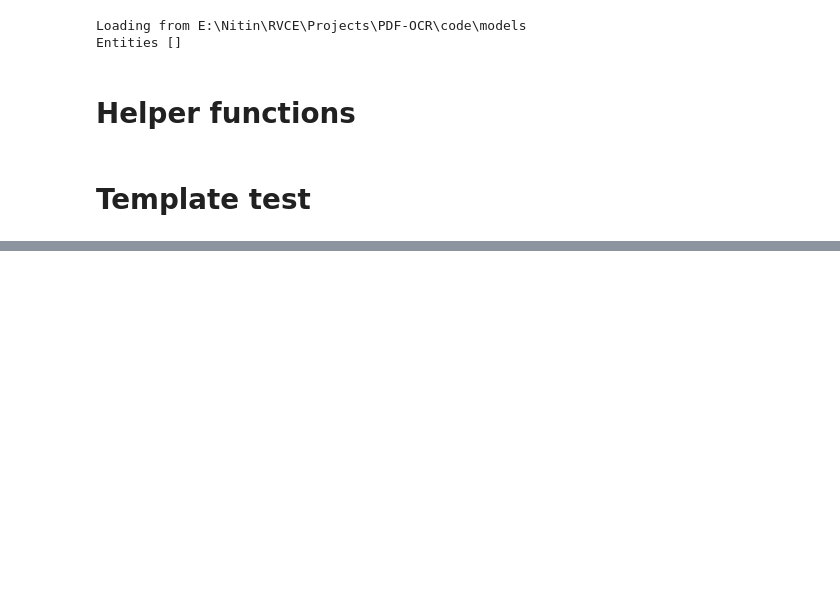
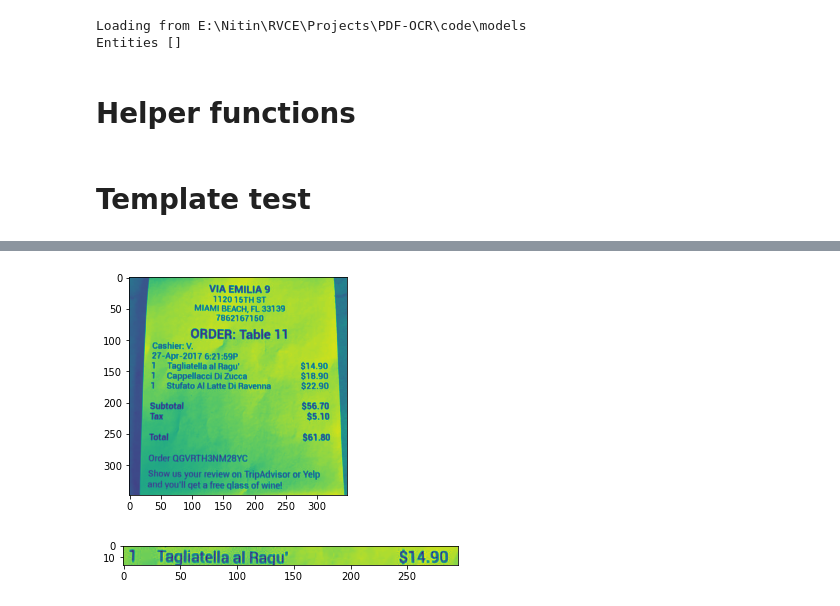
Before and after one commit to snitin08/invoice-regex, a Jupyter notebook: code/sample_tesseract.ipynb, the cells around one changed output, grey strips where cells are left out. Cells and saved outputs as stored; diff of their text form; code cells hidden in the pictures; blank space fills up the shorter version.

```diff
--- a/code/sample_tesseract.ipynb
+++ b/code/sample_tesseract.ipynb
@@ -122,0 +137,16 @@ Total
+# %%
+(x1,y1) = (31,132)
+(x2,y2) = (326,149)
+img1 = cv2.imread('./Sample images/1132-receipt.jpg',0)
+img2 = img1[y1:y2,x1:x2]
+
+# Initiate SIFT detector
+#plot_image(img1)
+#plot_image(img2)
+plt.imshow(img1)
+plt.show()
+plt.imshow(img2)
+plt.show()
+# %% [output]
+[figure, added]
+[figure, added]
```
Also changed, not shown: parts of 11 cells of this notebook.
